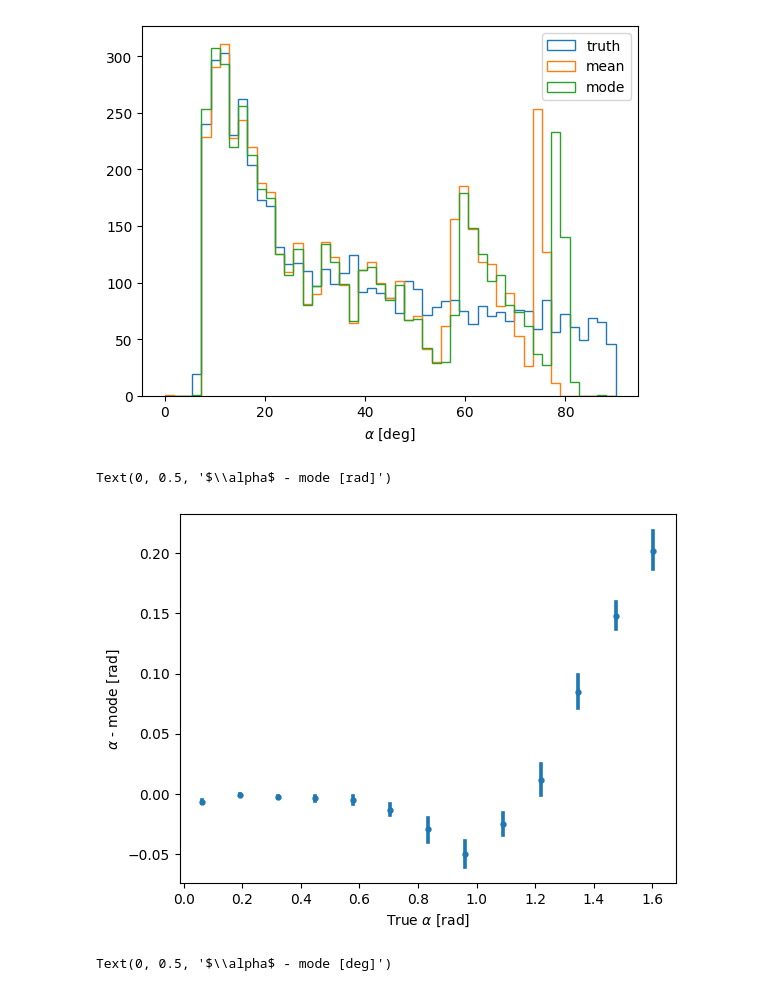
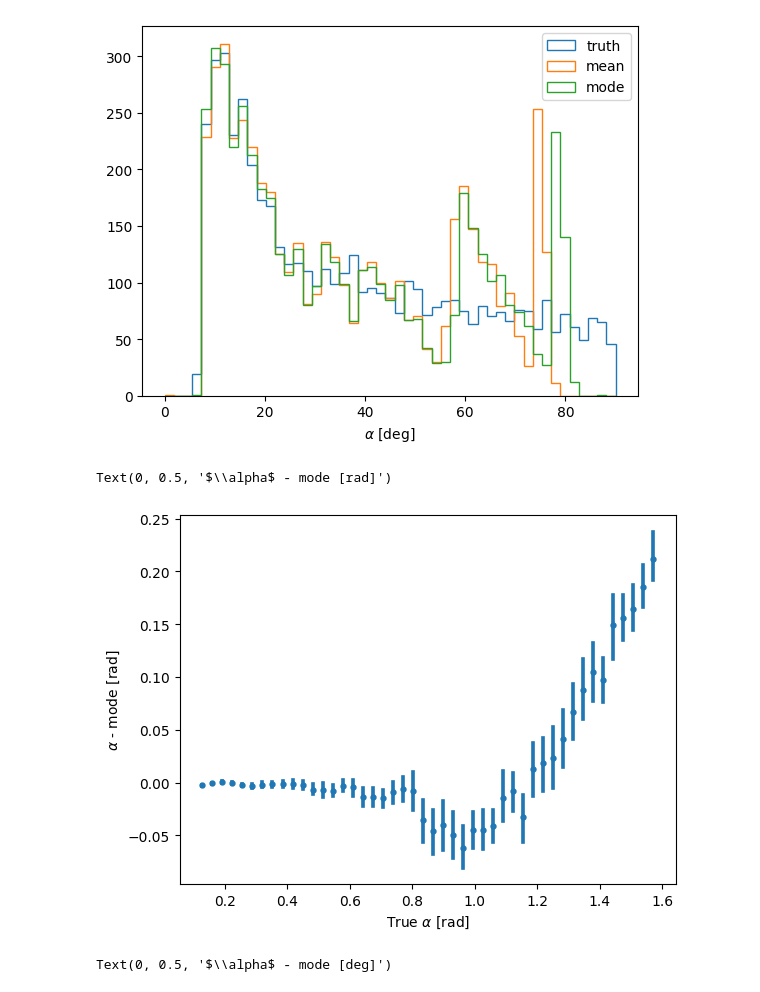
Before and after one commit to nhanvtran/directional-pixel-detectors, a Jupyter notebook: hit-position/train-1DA-Beta.ipynb, the cells around one changed output. Drawn from its saved outputs; the diff is of its cells as text; code cells hidden in the pictures.

```diff
--- a/hit-position/train-1DA-Beta.ipynb
+++ b/hit-position/train-1DA-Beta.ipynb
@@ -243,12 +243,12 @@ plt.show()
 # %% [output]
 [figure]
 # %%
-x = sns.regplot(x=df['Atrue'], y=df['Atrue']-df['mode'], x_bins=np.linspace(0,pi/,50), fit_reg=None, marker='.')
+x = sns.regplot(x=df['Atrue'], y=df['Atrue']-df['mode'], x_bins=np.linspace(0,pi/2,50), fit_reg=None, marker='.')
 plt.xlabel(r'True $\alpha$ [rad]')
 plt.ylabel(r'$\alpha$ - mode [rad]')
 # %% [output]
 Text(0, 0.5, '$\\alpha$ - mode [rad]')
-[figure, old version]
+[figure, new version]
 # %%
 x = sns.regplot(x=df['Atrue']*180/pi, y=(df['Atrue']-df['mode'])*180/pi, x_bins=np.linspace(0,90,50), fit_reg=None, marker='.')
 plt.xlabel(r'True $\alpha$ [deg]')
```
Also changed, not shown: parts of 1 cell of this notebook.
